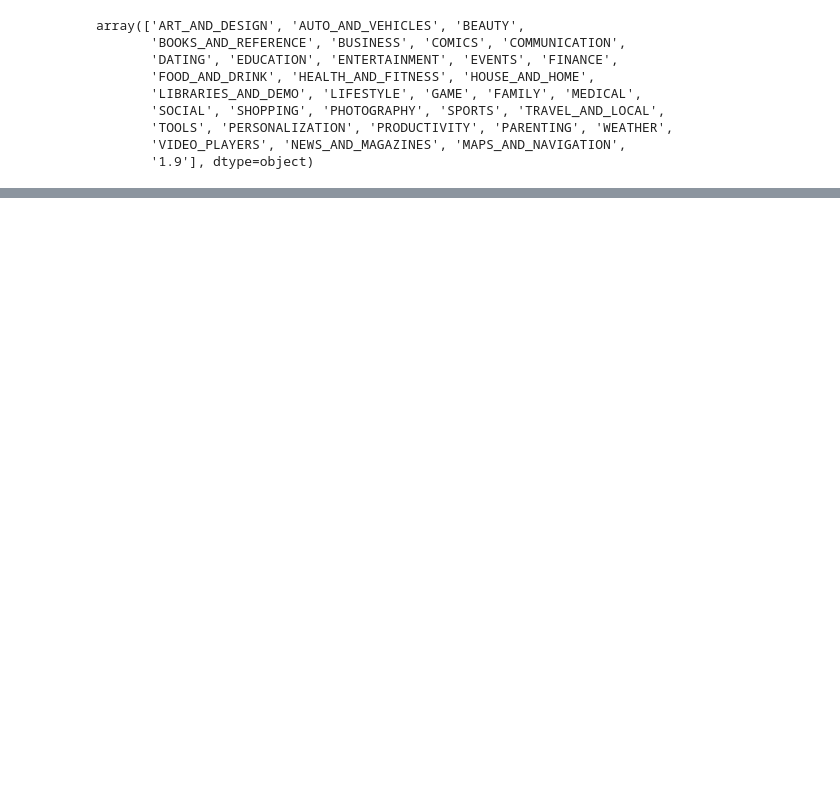
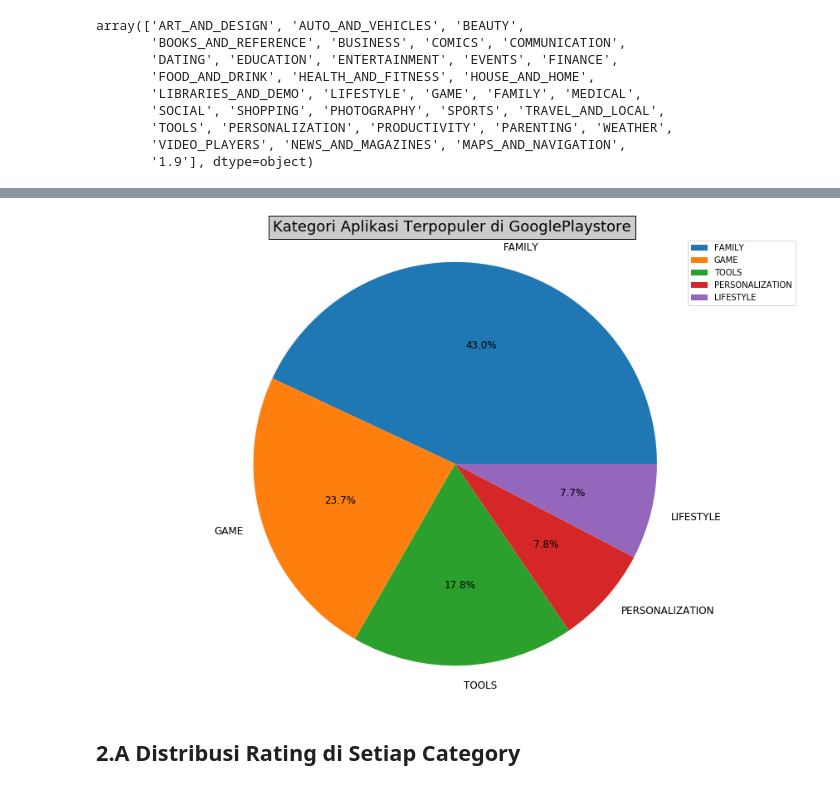
Before and after one commit to rafaelstevi/GooglePlaystore, a Jupyter notebook: Files/eda-googleplaystore.ipynb, the cells around one changed output, grey strips where cells are left out. Saved outputs shown, nothing was run; the diff lists cells and outputs as text; code cells hidden in the pictures; blank space fills up the shorter version.

Commit message:
Spliting Dataset Google Playstore & User Review + Adding BarChart, PieChart and Boxplot to eda-googleplaystore

```diff
--- a/Files/eda-googleplaystore.ipynb
+++ b/Files/eda-googleplaystore.ipynb
@@ -1262,0 +313,7 @@ paid_count_group.sort_values(by='Installs',ascending=False)[['App','Price conv',
+# %%
+#5 Mengkonversi kolom "Last Updated" menjadi Datetime objects
+dfGapps['Last Updated'] = pd.to_datetime(dfGapps['Last Updated'])
+# %%
+#6 mengkonversi tipe data dari kolom Rating & kolom Reviews
+dfGapps['Rating'] = pd.to_numeric(dfGapps['Rating'])
+dfGapps['Reviews'] = pd.to_numeric(dfGapps['Reviews'])
@@ -1262,0 +343,9 @@ paid_count_group.sort_values(by='Installs',ascending=False)[['App','Price conv',
+# %%
+ # Mendrop data yang bernilai Null
+dfGapps = dfGapps.drop(dfGapps.loc[dfGapps['Rating'].isnull()].index)
+dfGapps = dfGapps.drop(dfGapps.loc[dfGapps['SizeC'].isnull()].index)
+dfGapps = dfGapps.drop(dfGapps.loc[dfGapps['Genres'].isnull()].index)
+
+ # Memastikan sudah tidak ada missing value
+print("Data yang Bernilai NaN : ")
+dfGapps.isnull().sum().max()
@@ -1262,0 +401,9 @@ paid_count_group.sort_values(by='Installs',ascending=False)[['App','Price conv',
+# %%
+# Membuat Tampungan untuk total aplikasi setiap Category
+count = dfGapps.Category.value_counts()
+count
+
+# Mencari top Category yang memiliki Rating tertinggi pada Playstore
+print("Aplikasi Terpopuler")
+top_apps = count.nlargest().head()
+top_apps
@@ -1262,0 +418,19 @@ paid_count_group.sort_values(by='Installs',ascending=False)[['App','Price conv',
+# %%
+# Plotting Category dari Aplikasi Terpopuler.
+
+labels = top_apps.index.values
+num_apps = top_apps.values
+
+fig1, ax1 = plt.subplots(figsize=(15, 10))
+ax1.pie(num_apps, labels=labels, autopct='%1.1f%%', textprops={'fontsize': 12})
+
+ax1.axis('equal')  # Equal aspect ratio untuk memastikan Pie Chart berbentuk lingkaran.
+# legend
+ax1.legend(loc="best")
+
+plt.title("Kategori Aplikasi Terpopuler di GooglePlaystore", bbox={'facecolor':'0.8', 'pad':5}, fontsize="18")
+plt.show()
+# %% [output]
+[figure, added]
+# %% [markdown]
+## 2.A Distribusi Rating di Setiap Category
```
Also changed, not shown: parts of 139 cells of this notebook, 1 other file.
